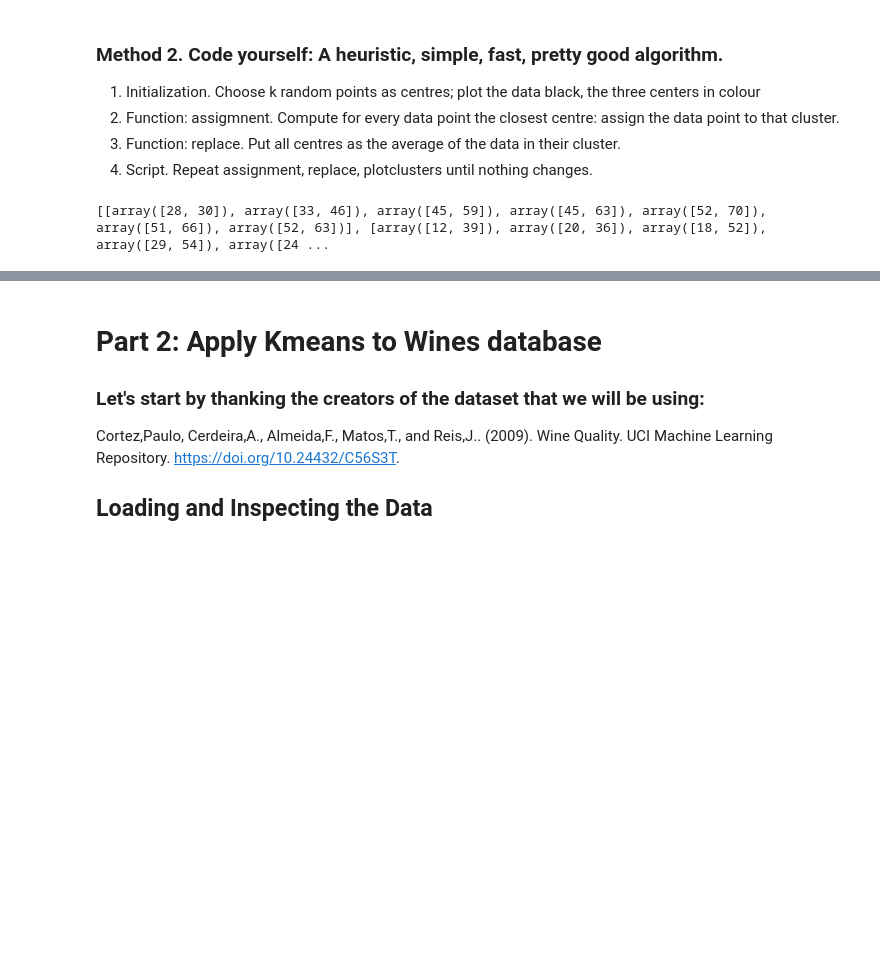
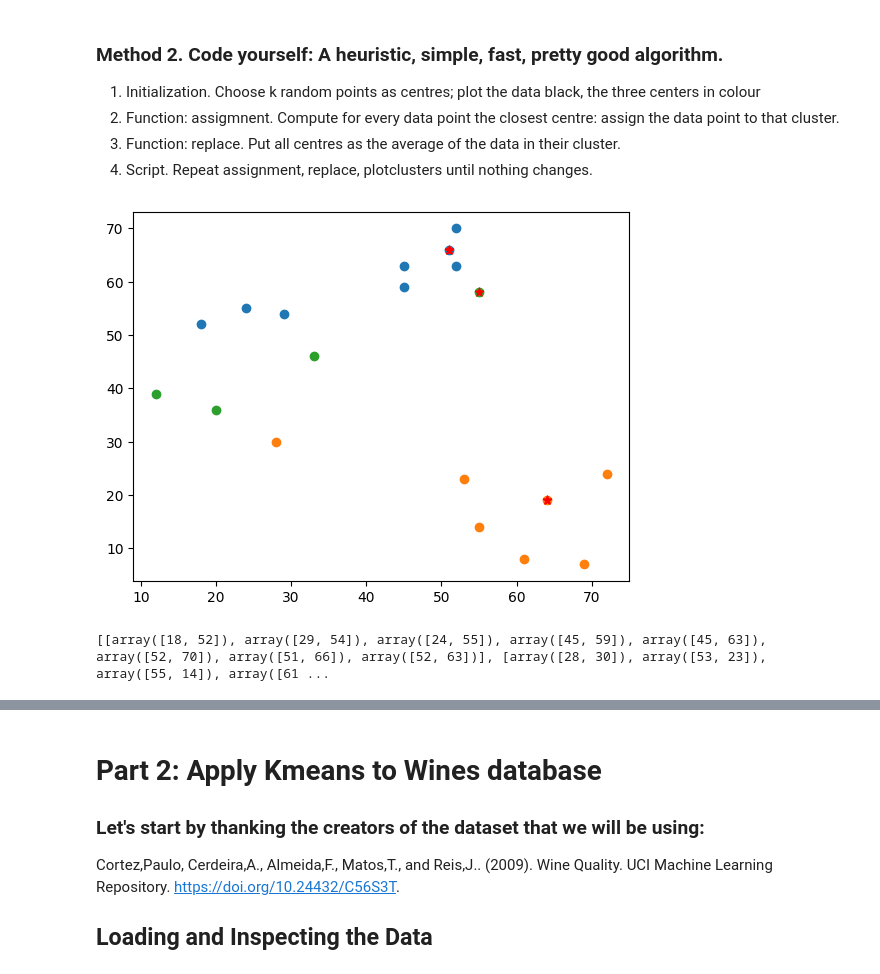
Before and after one commit to BenVigos/Machine-Learning, a Jupyter notebook: Assignment 3/Kmeans_assignment_2025_student.ipynb, the cells around one changed output, grey strips where cells are left out. Saved outputs shown, nothing was run; the diff lists cells and outputs as text; code cells hidden in the pictures; blank space fills up the shorter version.

Commit message:
kmeans final with plots

```diff
--- a/Assignment 3/Kmeans_assignment_2025_student.ipynb
+++ b/Assignment 3/Kmeans_assignment_2025_student.ipynb
@@ -104,38 +104,43 @@ plotclusters(df, 3)
 def initialize_centroids(data: np.ndarray, k: int, plot: bool = False):
     sample = random.sample(data.T.tolist(), k)
     return np.column_stack(sample)
+
+cluster_centers = initialize_centroids(df, 3)
 # %%
 ## Part 2. Function: assigmnent.
 
 def assignment(data: np.ndarray, cluster_centers: np.ndarray, k, plot: bool = False):
 
     point_labels = []
     cluster_points = []
     for _ in range(0, k):
         cluster_points.append([])
 
     for point in data.T:
         distance = []
         for index, cluster_centre in enumerate(cluster_centers.T):
             distance.append(np.linalg.norm(point - cluster_centre))
         point_labels.append(distance.index(min(distance)))
 
     for index, label in enumerate(point_labels):
         cluster_points[label].append(data.T[index])  # point_labels with label 0. Their index added to cluster_points[0]
 
 
     if plot:
+        ax = plt.subplot()
         for label in range(0, k):
-            plt.scatter(np.array(cluster_points[label]).T[0], np.array(cluster_points[label]).T[1])
-            plt.scatter(cluster_centers[0], cluster_centers[1], marker='*')
+            ax.scatter(np.array(cluster_points[label]).T[0], np.array(cluster_points[label]).T[1])
+            ax.scatter(cluster_centers[0], cluster_centers[1], marker='*', c='red')
+        plt.show()
 
 
     return cluster_points
 
-cluster_points = assignment(df, cluster_centers, k)
+cluster_points = assignment(df, cluster_centers, k, True)
 print(cluster_points)
 # %% [output]
+[figure, added]
-[[array([28, 30]), array([33, 46]), array([45, 59]), array([45, 63]), array([52, 70]), array([51, 66]), array([52, 63])], [array([12, 39]), array([20, 36]), array([18, 52]), array([29, 54]), array([24 ...
+[[array([18, 52]), array([29, 54]), array([24, 55]), array([45, 59]), array([45, 63]), array([52, 70]), array([51, 66]), array([52, 63])], [array([28, 30]), array([53, 23]), array([55, 14]), array([61 ...
 # %%
 ## Part 3. Function: replace.
 # so now I want to compute the average of data for each cluster and put its centre there. The data for each cluster is in cluster points so I'd just take the average of that first
```
Also changed, not shown: parts of 3 cells of this notebook.
